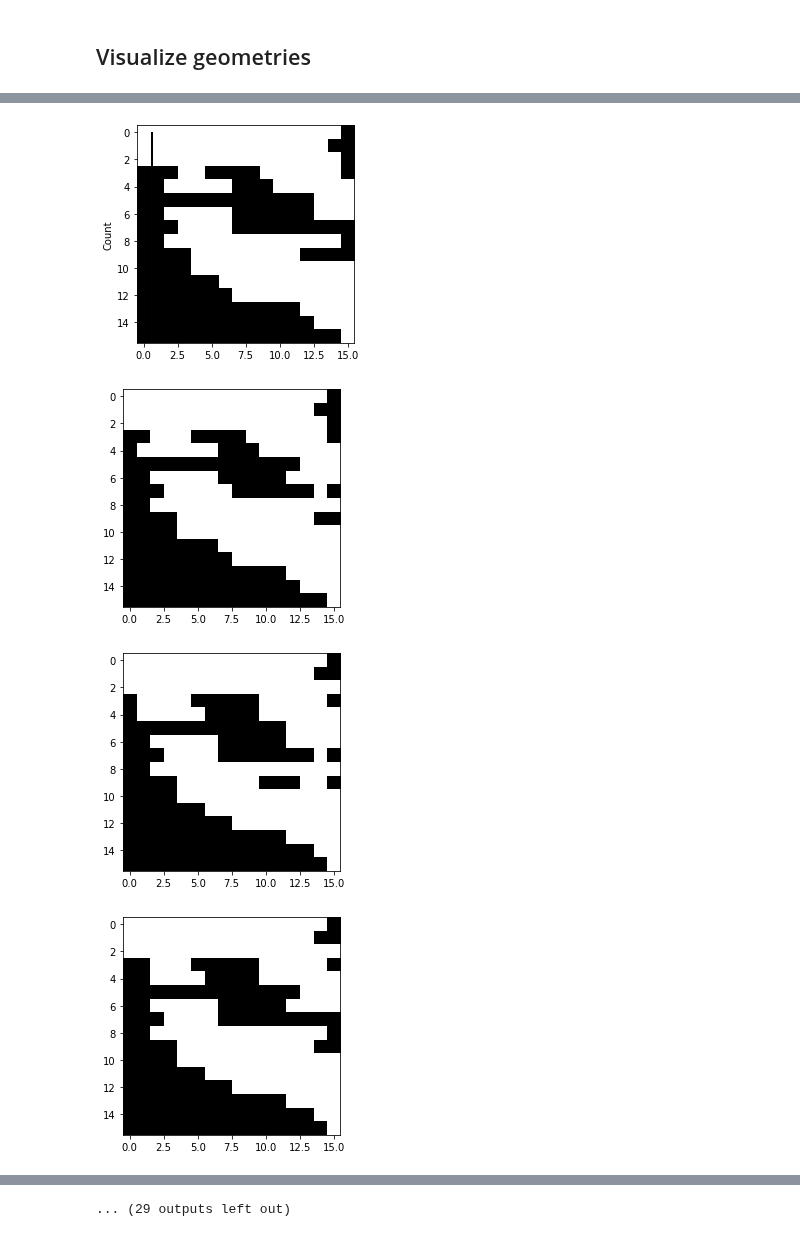
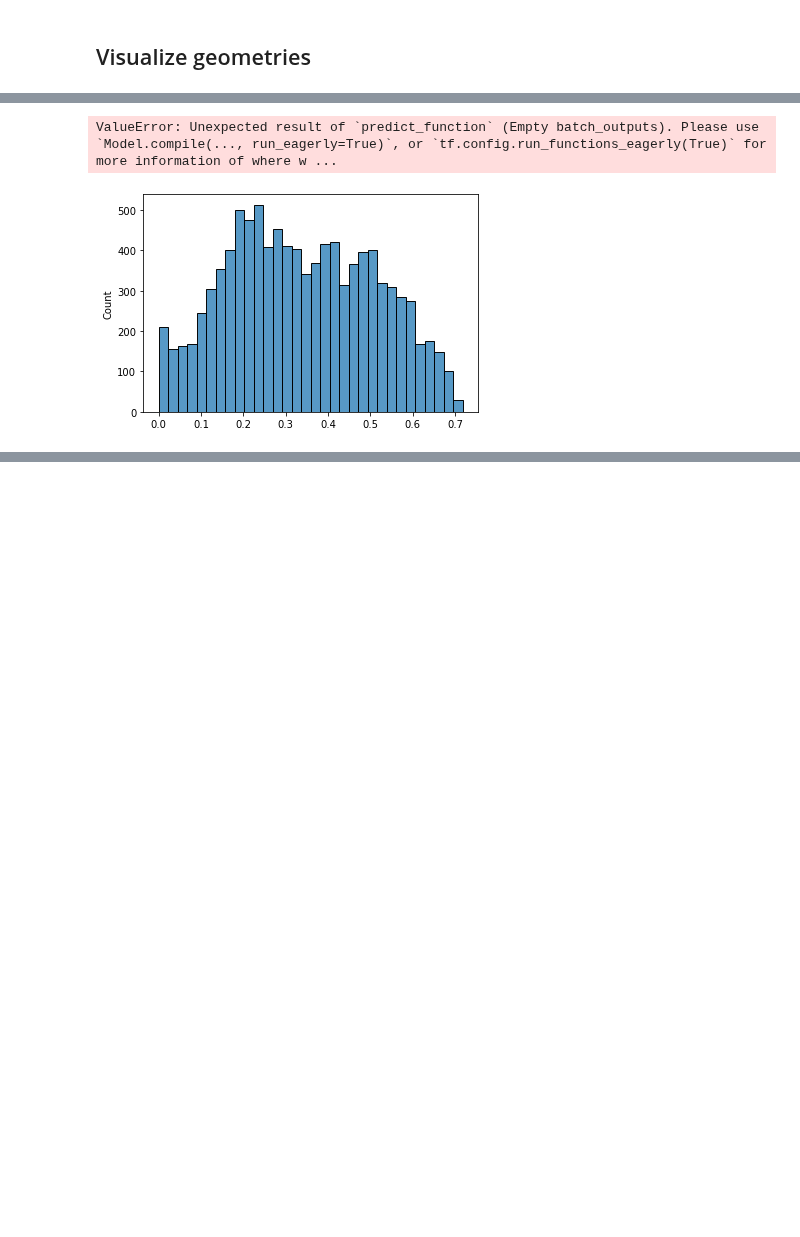
Before and after one commit to lucascbarbosa/INT, a Jupyter notebook: Manufatura Aditiva/Simulacao-GAN/pipeline/3- Machine_learning/GAN/GANv2.ipynb, the cells around one changed output, grey strips where cells are left out. Cells and saved outputs as stored; diff of their text form; code cells hidden in the pictures; blank space fills up the shorter version.

```diff
--- a/Manufatura Aditiva/Simulacao-GAN/pipeline/3- Machine_learning/GAN/GANv2.ipynb
+++ b/Manufatura Aditiva/Simulacao-GAN/pipeline/3- Machine_learning/GAN/GANv2.ipynb
@@ -502,8 +498,8 @@ batch_size = 64
 num_epochs = 200
 lr = 1e-4
 
-alpha_por = 0
-alpha_val = 0
+alpha_por = 1e-1
+alpha_val = 1e-1
 
 porosity = 0.55
 tol_porosity = 0.02
@@ -650,11 +648,10 @@ def check_singularity(element, simmetry):
 
   return passeds
 
-epoch = 170
+epoch = 160
 desired_porosity=0.55
 tol = 0.02
 simmetry = 'p4'
-sampling_method = 'spherical'
 top = 20
 save = True
 
@@ -671,7 +668,7 @@ for i in range(len(G_files)):
 
 # generate test data
 test_size = 10000
-X_test = generate_input_G(input_G,test_size,sampling_method)
+X_test = generate_input_G(input_G,test_size)
 
 geometries,_,_ = G.predict(X_test)
 sns.histplot(1-np.sum(geometries.round().reshape((test_size,int(size*size))),axis=-1)/int(size*size),bins=32);
@@ -736,4 +733,2 @@ for top_idx in top_idxs:
+ValueError: Unexpected result of `predict_function` (Empty batch_outputs). Please use `Model.compile(..., run_eagerly=True)`, or `tf.config.run_functions_eagerly(True)` for more information of where w ...
-[figure, old version]
+[figure, new version]
-[figure, removed]
-[figure, removed]
-[figure, removed]
@@ -747 +734,0 @@ for top_idx in top_idxs:
-... (29 outputs left out)
```
Also changed, not shown: parts of 3 cells of this notebook, 41 other files.
